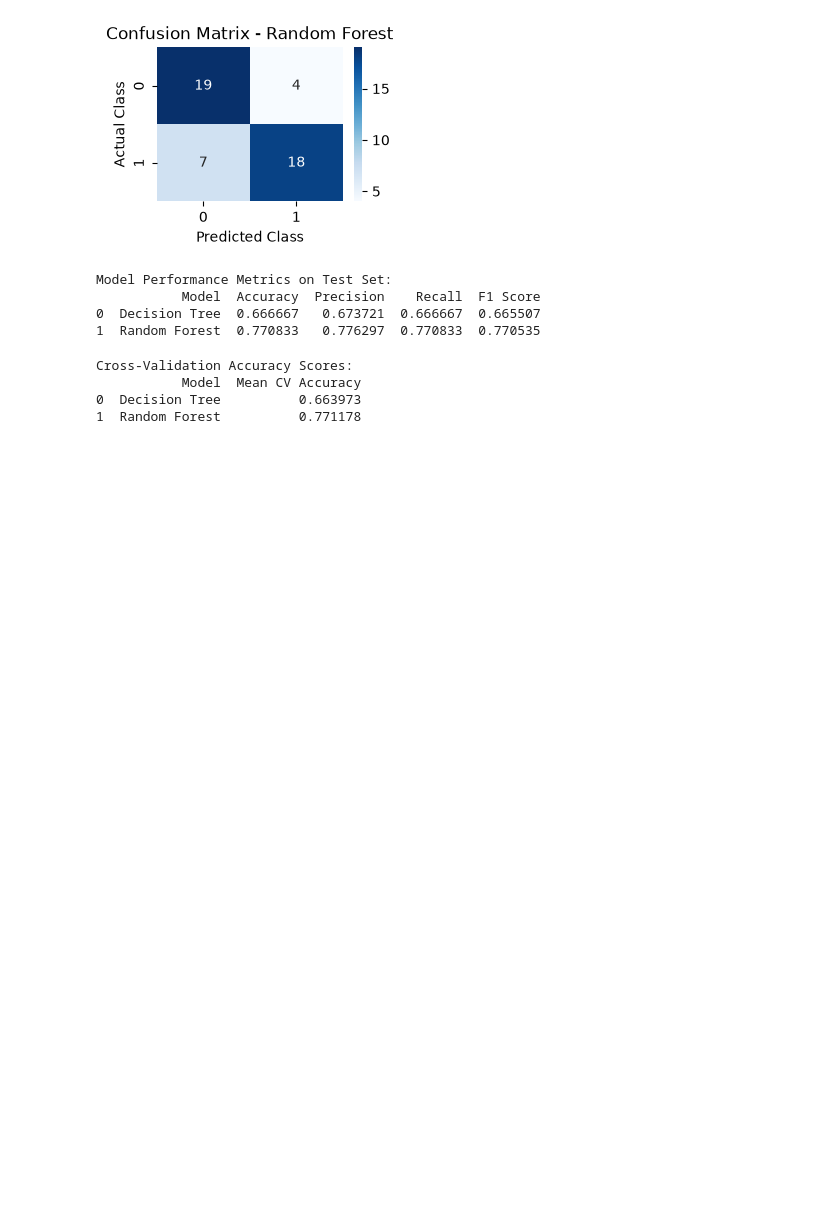
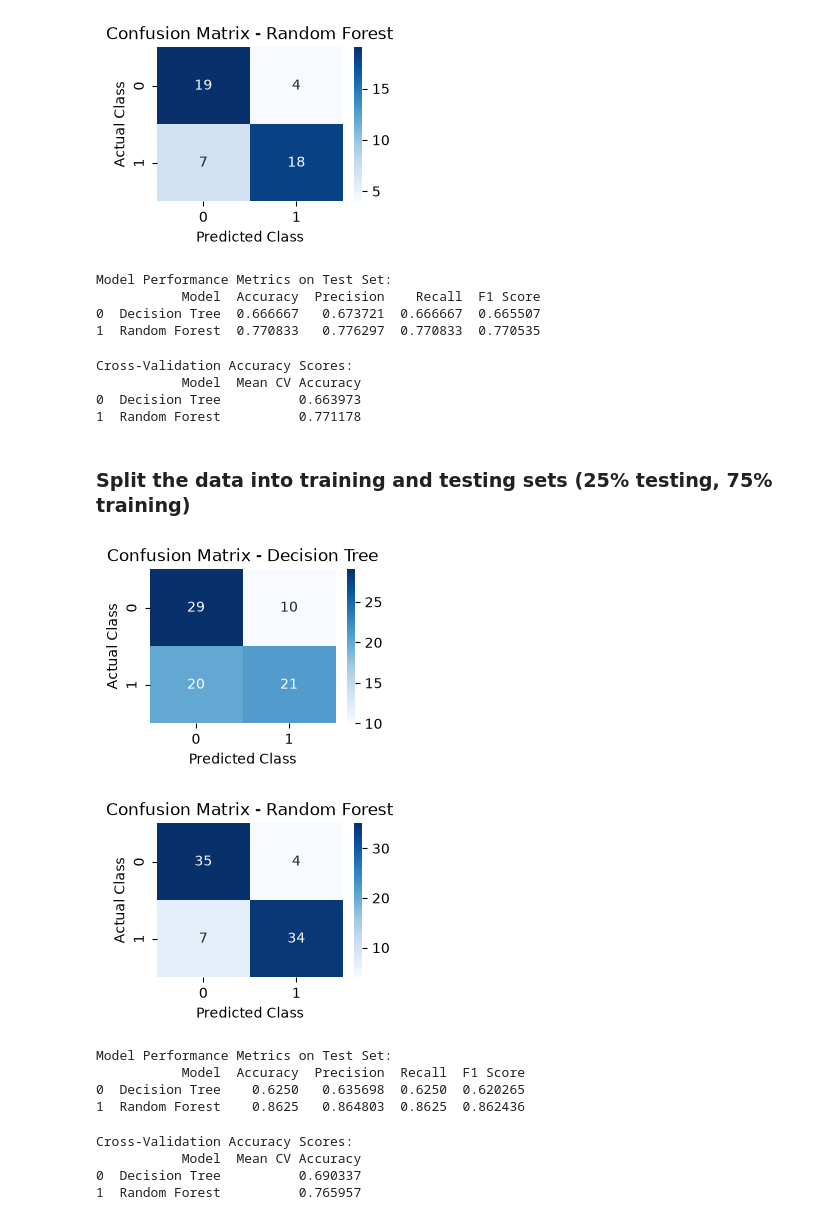
Before and after one commit to brunoespostocct/Machine-Learning-CA1, a Jupyter notebook: Machine-Learning-CA1.ipynb, the cells around one changed output. Saved outputs shown, nothing was run; the diff lists cells and outputs as text; code cells hidden in the pictures; blank space fills up the shorter version.

Commit message:
25% testing/75% training split

```diff
--- a/Machine-Learning-CA1.ipynb
+++ b/Machine-Learning-CA1.ipynb
@@ -281,3 +281,5 @@ Cross-Validation Accuracy Scores:
            Model  Mean CV Accuracy
 0  Decision Tree          0.663973
 1  Random Forest          0.771178
+# %% [markdown]
+### Split the data into training and testing sets (25% testing, 75% training)
@@ -283,0 +294,74 @@ Cross-Validation Accuracy Scores:
+# %%
+# Train and evaluate model classifiers
+results = []
+
+for name, classifier in classifiers.items():
+
+    # Train the classifier
+    classifier.fit(X_train, y_train)
+
+    # Predict on the test set
+    y_pred = classifier.predict(X_test)
+
+    # Calculate performance metrics
+    accuracy = accuracy_score(y_test, y_pred)
+    report = classification_report(y_test, y_pred, output_dict=True)
+    precision = report['weighted avg']['precision']
+    recall = report['weighted avg']['recall']
+    f1_score = report['weighted avg']['f1-score']
+
+    # Append results
+    results.append([name, accuracy, precision, recall, f1_score])
+# %%
+# Create confusion matrix
+for name, classifier in classifiers.items():
+    y_pred = classifier.predict(X_test)
+    conf_matrix = confusion_matrix(y_test, y_pred, labels=[0, 1])
+
+    # Plot confusion matrix as a heatmap
+    plt.figure(figsize=(3, 2))
+
+    sns.heatmap(
+    conf_matrix,
+    annot=True,
+    fmt='d',
+    cmap='Blues',
+    xticklabels=["0", "1"],
+    yticklabels=["0", "1"]
+    )
+
+    plt.title(f"Confusion Matrix - {name}")
+    plt.xlabel("Predicted Class")
+    plt.ylabel("Actual Class")
+
+    plt.show()
+# %% [output]
+[figure, added]
+[figure, added]
+# %%
+# Convert results to DataFrame
+results_df = pd.DataFrame(results, columns=["Model", "Accuracy", "Precision", "Recall", "F1 Score"])
+print("Model Performance Metrics on Test Set:")
+
+print(results_df)
+# %% [output]
+Model Performance Metrics on Test Set:
+           Model  Accuracy  Precision  Recall  F1 Score
+0  Decision Tree    0.6250   0.635698  0.6250  0.620265
+1  Random Forest    0.8625   0.864803  0.8625  0.862436
+# %%
+# Cross validation for accuracy
+cv_results = []
+for name, classifier in classifiers.items():
+    cv_scores = cross_val_score(classifier, X_train, y_train, cv=5, scoring='accuracy')
+    cv_results.append([name, cv_scores.mean()])
+
+# Display cross-validation results
+cv_results_df = pd.DataFrame(cv_results, columns=["Model", "Mean CV Accuracy"])
+print("\nCross-Validation Accuracy Scores:")
+print(cv_results_df)
+# %% [output]
+Cross-Validation Accuracy Scores:
+           Model  Mean CV Accuracy
+0  Decision Tree          0.690337
+1  Random Forest          0.765957
```
Also changed, not shown: parts of 2 cells of this notebook.
